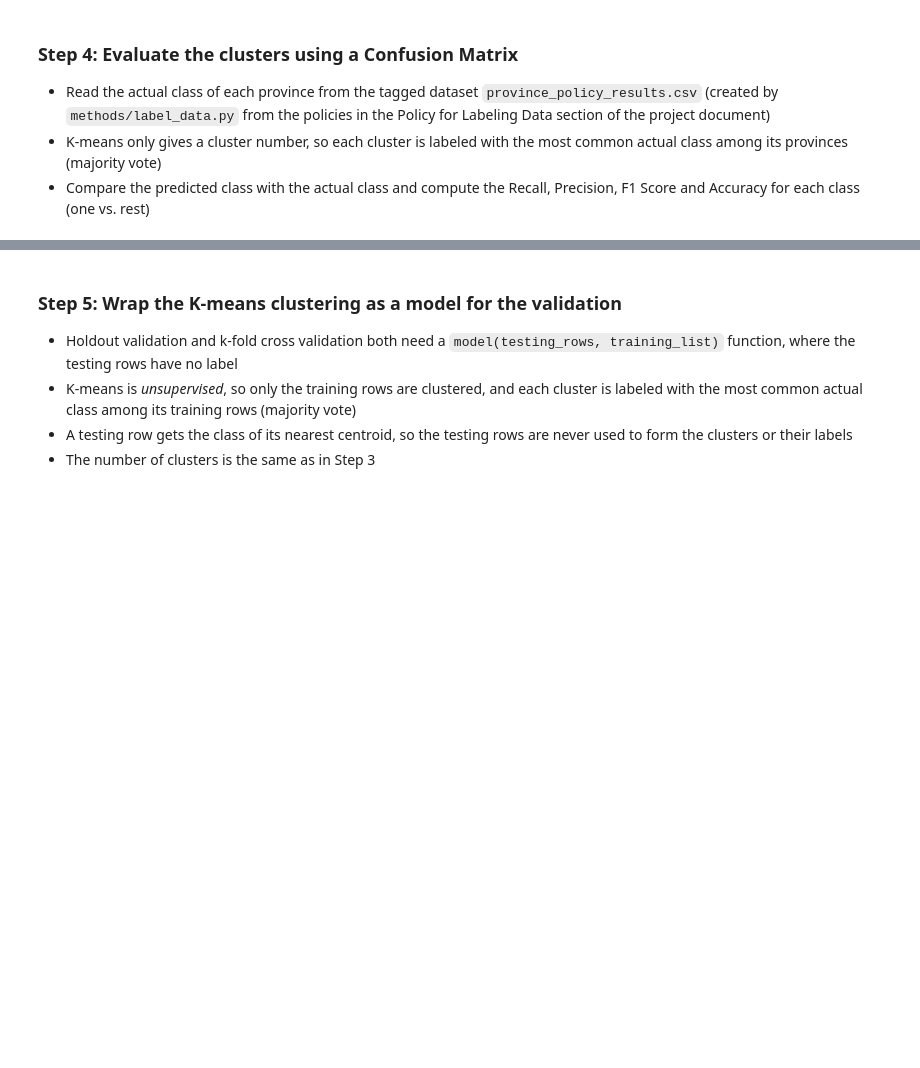
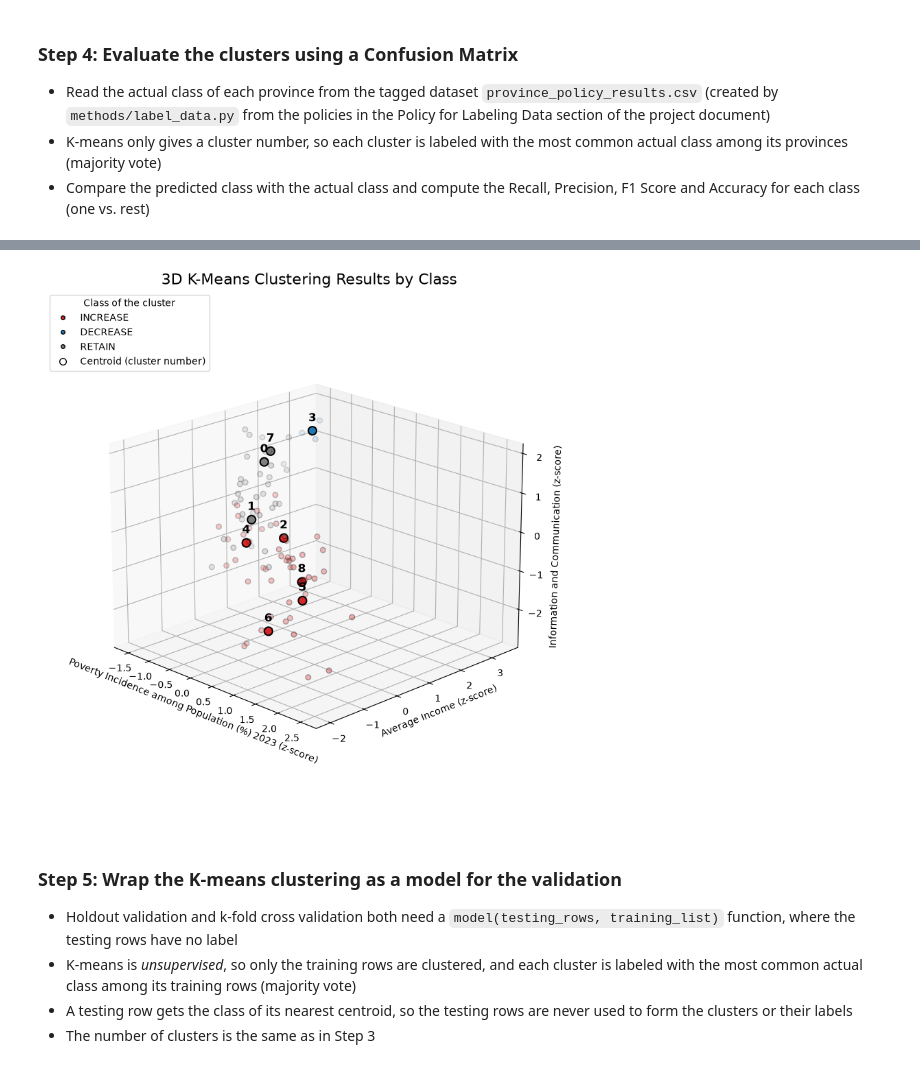
Before and after one commit to clarencelubrin/cmsc170-project, a Jupyter notebook: k-means-clustering.ipynb, the cells around one changed output, grey strips where cells are left out. Saved outputs shown, nothing was run; the diff lists cells and outputs as text; code cells hidden in the pictures; blank space fills up the shorter version.

```diff
--- a/k-means-clustering.ipynb
+++ b/k-means-clustering.ipynb
@@ -142,3 +216,44 @@ Accuracy:  0.7471
+# %%
+# Color of each class
+class_colors = {"INCREASE": "tab:red", "DECREASE": "tab:blue", "RETAIN": "tab:gray"}
+
+# Create the 3D Matplotlib Plot
+fig = plt.figure(figsize=(10, 10))
+ax = fig.add_subplot(projection='3d')  # Enable 3D projection
+
+# Same points, clusters and centroids as the plot in Step 3.1,
+# but colored by the class of the cluster (majority vote in Step 4)
+ax.scatter(x_coords, y_coords, z_coords,
+           c=[class_colors[cluster_labels[cluster]] for cluster in labels],
+           s=30, alpha=0.6, edgecolor='k')
+
+ax.scatter([c[0] for c in centroids], [c[1] for c in centroids], [c[2] for c in centroids],
+           c=[class_colors[cluster_labels[cluster]] for cluster in cluster_ids],
+           marker='.', s=300, alpha=1, edgecolor='k', linewidth=1.5, depthshade=False)
+
+# Write the cluster number beside each centroid, since clusters with the same class have the same color
+for i in range(len(cluster_ids)):
+  ax.text(centroids[i][0], centroids[i][1], centroids[i][2] + 0.25, str(cluster_ids[i]),
+          fontsize=12, fontweight='bold', ha='center', zorder=10)
+
+# Formatting and Titles
+ax.set_title("3D K-Means Clustering Results by Class", fontsize=16)
+ax.set_xlabel(fields[selected_features[0]].split(" | ")[-1] + " (z-score)")
+ax.set_ylabel(fields[selected_features[1]].split(" | ")[-1] + " (z-score)")
+ax.set_zlabel(fields[selected_features[2]].split(" | ")[-1] + " (z-score)")
+
+# Legend with one entry per class, and one for the centroid marker
+handles = [plt.Line2D([], [], marker='.', linestyle='', color=color, markeredgecolor='k', markersize=8) for color in class_colors.values()]
+handles.append(plt.Line2D([], [], marker='.', linestyle='', color='w', markeredgecolor='k', markersize=14))
+ax.legend(handles, list(class_colors.keys()) + ["Centroid (cluster number)"], title="Class of the cluster", loc="upper left")
+ax.set_box_aspect(None, zoom=0.85)     # Zoom out a bit so the z-axis label is not cut off
+
+# Adjust the viewing angle (elevation, azimuth)
+ax.view_init(elev=20, azim=-45)
+
+plt.show()
+# %% [output]
+[figure, added]
 # %% [markdown]
 ### Step 5: Wrap the K-means clustering as a model for the validation
 - Holdout validation and k-fold cross validation both need a `model(testing_rows, training_list)` function, where the testing rows have no label
```
Also changed, not shown: parts of 6 cells of this notebook, 12 other files.
